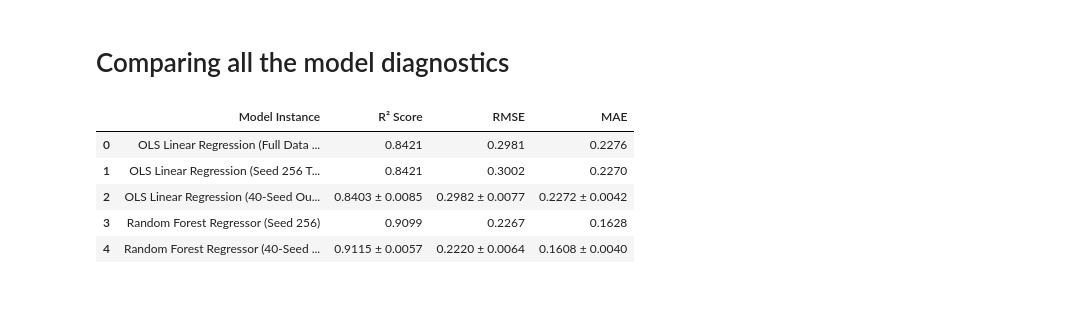
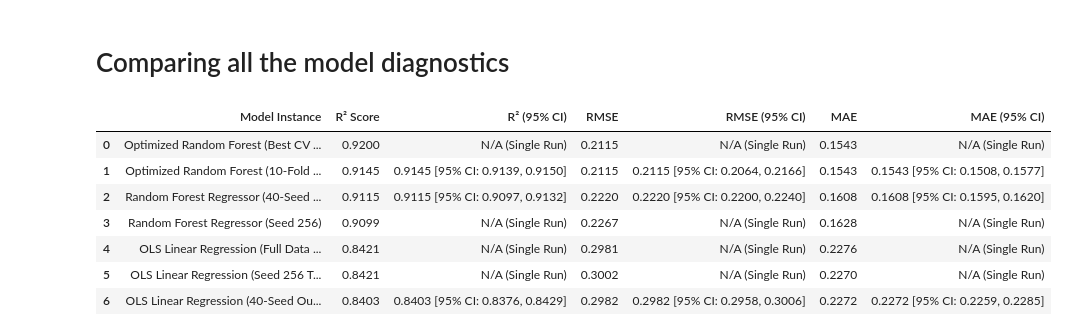
Before and after one commit to kjkyagambiddwa/OIBSIP, a Jupyter notebook: DataScience-Task3-CarPricePrediction/Car_Price_Prediction.ipynb, the cells around one changed output. Drawn from its saved outputs; the diff is of its cells as text; code cells hidden in the pictures; blank space fills up the shorter version.

Commit message:
Added a 10 fold CV and regularization and obtained a slightly higher R^2. Added a more comprehensive model comparison table.

```diff
--- a/DataScience-Task3-CarPricePrediction/Car_Price_Prediction.ipynb
+++ b/DataScience-Task3-CarPricePrediction/Car_Price_Prediction.ipynb
@@ -840,0 +920,14 @@ Test MAE:  0.1628
+# %%
+# Create the optimized Random Forest Regressor
+best_rf_model = RandomForestRegressor(
+    n_estimators=grid_search.best_params_["n_estimators"],
+    max_depth=grid_search.best_params_["max_depth"],
+    min_samples_split=grid_search.best_params_["min_samples_split"],
+    min_samples_leaf=grid_search.best_params_["min_samples_leaf"],
+    max_features=grid_search.best_params_["max_features"],
+    random_state=256,
+    n_jobs=-1
+)
+
+# Fit on training set or full dataset
+best_rf_model.fit(X_train, y_train)
@@ -880,44 +976,93 @@ Mean MAE:  0.1608 +/- 0.0040
 # %% [markdown]
 # Comparing all the model diagnostics
 # %%
-# Combine metrics across OLS (out-of-sample) and Random Forest instances into a single DataFrame
-comparison_df = pd.DataFrame({
+# Compute 95% Confidence Intervals using standard error (1.96 * std / sqrt(n))
+def format_metric_with_ci(scores):
+    mean_val = np.mean(scores)
+    std_val = np.std(scores)
+    n_samples = len(scores)
+    ci_val = 1.96 * (std_val / np.sqrt(n_samples))
+    return f"{mean_val:.4f} [95% CI: {mean_val - ci_val:.4f}, {mean_val + ci_val:.4f}]"
+
+# Build enhanced metric comparison DataFrame
+comparison_df_ci = pd.DataFrame({
     "Model Instance": [
         "OLS Linear Regression (Full Data / In-Sample)",
         "OLS Linear Regression (Seed 256 Test Split)",
         "OLS Linear Regression (40-Seed Out-of-Sample Average)",
         "Random Forest Regressor (Seed 256)",
         "Random Forest Regressor (40-Seed Average)",
+        "Optimized Random Forest (Best CV Score)",
+        "Optimized Random Forest (10-Fold CV Average)"
     ],
     "R² Score": [
         f"{r2_score(y, ols_model.predict(X)):.4f}",
         f"{ols_256_r2:.4f}",
-        f"{np.mean(ols_r2_scores):.4f} ± {np.std(ols_r2_scores):.4f}",
+        f"{np.mean(ols_r2_scores):.4f}",
         f"{rf_256_r2:.4f}",
-        f"{np.mean(r2_scores):.4f} ± {np.std(r2_scores):.4f}",
+        f"{np.mean(r2_scores):.4f}",
+        f"{grid_search.best_score_:.4f}",
+        f"{np.mean(grid_search.cv_results_['mean_test_score']):.4f}"
+    ],
+    "R² (95% CI)": [
+        "N/A (Single Run)",
+        "N/A (Single Run)",
+        format_metric_with_ci(ols_r2_scores),
+        "N/A (Single Run)",
+        format_metric_with_ci(r2_scores),
+        "N/A (Single Run)",
+        format_metric_with_ci(grid_search.cv_results_["mean_test_score"])
     ],
     "RMSE": [
         f"{np.sqrt(mean_squared_error(y, ols_model.predict(X))):.4f}",
         f"{ols_256_rmse:.4f}",
-        f"{np.mean(ols_rmse_scores):.4f} ± {np.std(ols_rmse_scores):.4f}",
+        f"{np.mean(ols_rmse_scores):.4f}",
         f"{rf_256_rmse:.4f}",
-        f"{np.mean(rmse_scores):.4f} ± {np.std(rmse_scores):.4f}",
+        f"{np.mean(rmse_scores):.4f}",
+        f"{np.mean(cv_rmse_scores):.4f}",
+        f"{np.mean(cv_rmse_scores):.4f}"
+    ],
+    "RMSE (95% CI)": [
+        "N/A (Single Run)",
+        "N/A (Single Run)",
+        format_metric_with_ci(ols_rmse_scores),
+        "N/A (Single Run)",
+        format_metric_with_ci(rmse_scores),
+        "N/A (Single Run)",
+        format_metric_with_ci(cv_rmse_scores)
     ],
     "MAE": [
         f"{mean_absolute_error(y, ols_model.predict(X)):.4f}",
         f"{ols_256_mae:.4f}",
-        f"{np.mean(ols_mae_scores):.4f} ± {np.std(ols_mae_scores):.4f}",
+        f"{np.mean(ols_mae_scores):.4f}",
         f"{rf_256_mae:.4f}",
-        f"{np.mean(mae_scores):.4f} ± {np.std(mae_scores):.4f}",
+        f"{np.mean(mae_scores):.4f}",
+        f"{np.mean(cv_mae_scores):.4f}",
+        f"{np.mean(cv_mae_scores):.4f}"
     ],
+    "MAE (95% CI)": [
+        "N/A (Single Run)",
+        "N/A (Single Run)",
+        format_metric_with_ci(ols_mae_scores),
+        "N/A (Single Run)",
+        format_metric_with_ci(mae_scores),
+        "N/A (Single Run)",
+        format_metric_with_ci(cv_mae_scores)
+    ]
 })
 
-comparison_df
+# Convert R² Score to float temporarily to allow numerical sorting
+comparison_df_ci["R²_numeric"] = comparison_df_ci["R² Score"].astype(float)
+comparison_df_sorted = comparison_df_ci.sort_values(by="R²_numeric", ascending=False).drop(columns=["R²_numeric"]).reset_index(drop=True)
+
+comparison_df_sorted
 # %% [output]
-|  | Model Instance | R² Score | RMSE | MAE |
-| 0 | OLS Linear Regression (Full Data ... | 0.8421 | 0.2981 | 0.2276 |
-| 1 | OLS Linear Regression (Seed 256 T... | 0.8421 | 0.3002 | 0.2270 |
-| 2 | OLS Linear Regression (40-Seed Ou... | 0.8403 ± 0.0085 | 0.2982 ± 0.0077 | 0.2272 ± 0.0042 |
-| 3 | Random Forest Regressor (Seed 256) | 0.9099 | 0.2267 | 0.1628 |
-| 4 | Random Forest Regressor (40-Seed ... | 0.9115 ± 0.0057 | 0.2220 ± 0.0064 | 0.1608 ± 0.0040 |
+|  | Model Instance | R² Score | R² (95% CI) | RMSE | RMSE (95% CI) | MAE | MAE (95% CI) |
+| 0 | Optimized Random Forest (Best CV ... | 0.9200 | N/A (Single Run) | 0.2115 | N/A (Single Run) | 0.1543 | N/A (Single Run) |
+| 1 | Optimized Random Forest (10-Fold ... | 0.9145 | 0.9145 [95% CI: 0.9139, 0.9150] | 0.2115 | 0.2115 [95% CI: 0.2064, 0.2166] | 0.1543 | 0.1543 [95% CI: 0.1508, 0.1577] |
+| 2 | Random Forest Regressor (40-Seed ... | 0.9115 | 0.9115 [95% CI: 0.9097, 0.9132] | 0.2220 | 0.2220 [95% CI: 0.2200, 0.2240] | 0.1608 | 0.1608 [95% CI: 0.1595, 0.1620] |
+| 3 | Random Forest Regressor (Seed 256) | 0.9099 | N/A (Single Run) | 0.2267 | N/A (Single Run) | 0.1628 | N/A (Single Run) |
+| 4 | OLS Linear Regression (Full Data ... | 0.8421 | N/A (Single Run) | 0.2981 | N/A (Single Run) | 0.2276 | N/A (Single Run) |
+| 5 | OLS Linear Regression (Seed 256 T... | 0.8421 | N/A (Single Run) | 0.3002 | N/A (Single Run) | 0.2270 | N/A (Single Run) |
+| 6 | OLS Linear Regression (40-Seed Ou... | 0.8403 | 0.8403 [95% CI: 0.8376, 0.8429] | 0.2982 | 0.2982 [95% CI: 0.2958, 0.3006] | 0.2272 | 0.2272 [95% CI: 0.2259, 0.2285] |
 # %% [markdown]
```
Also changed, not shown: parts of 10 cells of this notebook.
